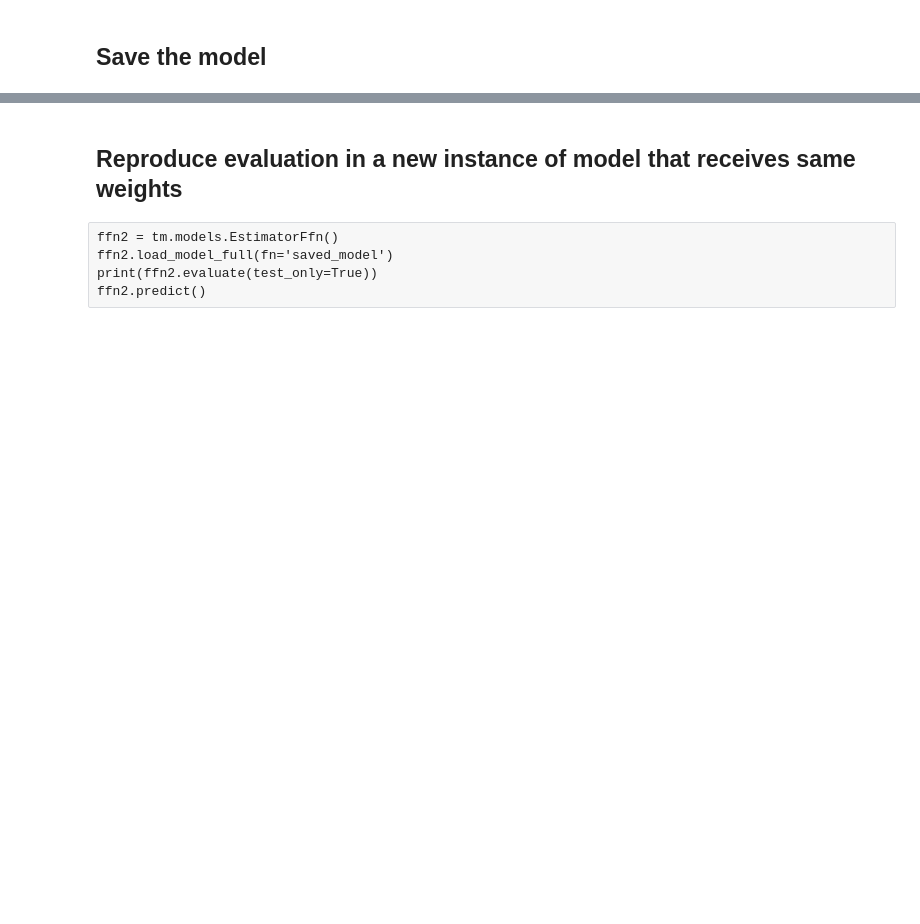
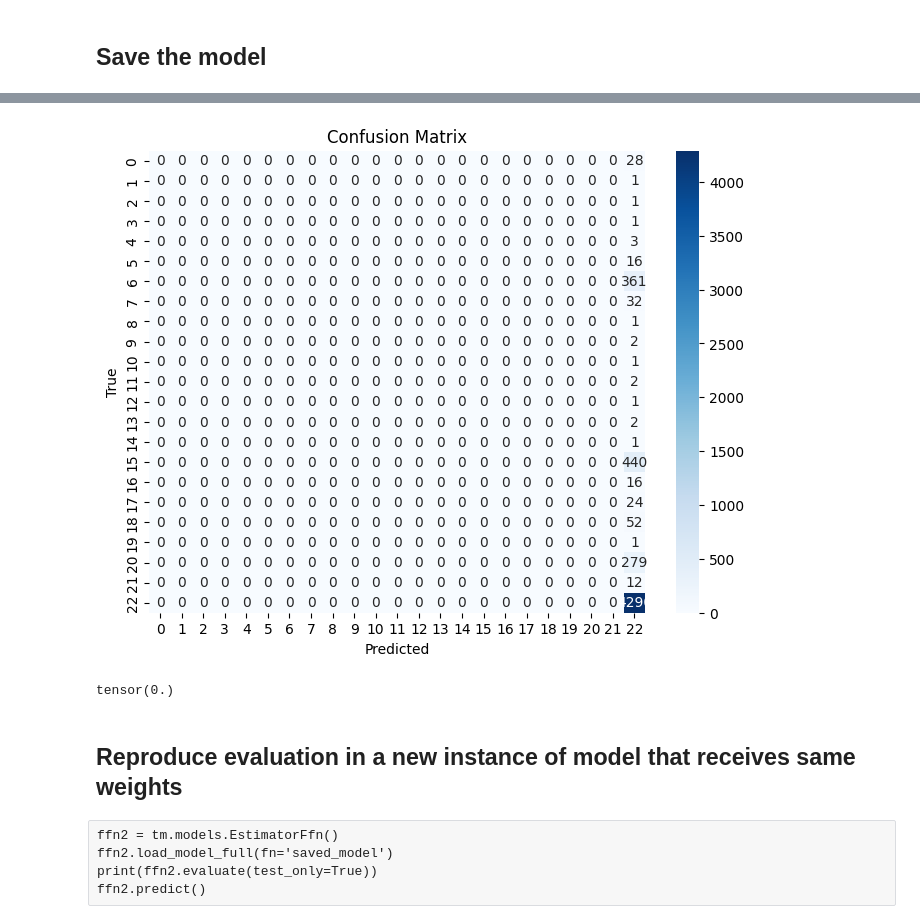
Before and after one commit to jboesen/tcellmatch, a Jupyter notebook: tutorials/10x_BiLSTM.ipynb, the cells around one changed output, grey strips where cells are left out. Cells and saved outputs as stored; diff of their text form; code cells hidden in the pictures; blank space fills up the shorter version.

```diff
--- a/tutorials/10x_BiLSTM.ipynb
+++ b/tutorials/10x_BiLSTM.ipynb
@@ -297,6 +279,6 @@ ffn.save_idx('SAVED_IDX')
 # %%
 ffn.train(
-    epochs=10,
-    batch_size=8
+    epochs=1,
+    batch_size=8,
     )
 # %% [output]
@@ -329,3 +359,25 @@ AttributeError: 'tuple' object has no attribute 'size'
+# %%
+# CONFUSION MATRIX
+true_labels = np.argmax(ffn.y_test, axis=1)
+predicted_labels = np.argmax(ffn.predictions, axis=1)
+
+cm = confusion_matrix(true_labels, predicted_labels)
+
+plt.figure(figsize=(8, 6))
+sns.heatmap(cm, annot=True, cmap='Blues', fmt='d')
+plt.xlabel('Predicted')
+plt.ylabel('True')
+plt.title('Confusion Matrix')
+plt.show()
+# %% [output]
+[figure, added]
+# %%
+accuracy = Accuracy(task="multiclass", num_classes=51)
+y_hat = torch.from_numpy(ffn.predictions)
+y_true = torch.from_numpy(ffn.y_test)
+accuracy(y_hat, y_true)[0]
+# %% [output]
+tensor(0.)
 # %% [markdown]
 ## Reproduce evaluation in a new instance of model that receives same weights
 # %% [raw]
```
Also changed, not shown: parts of 20 cells of this notebook, 7 other files.
